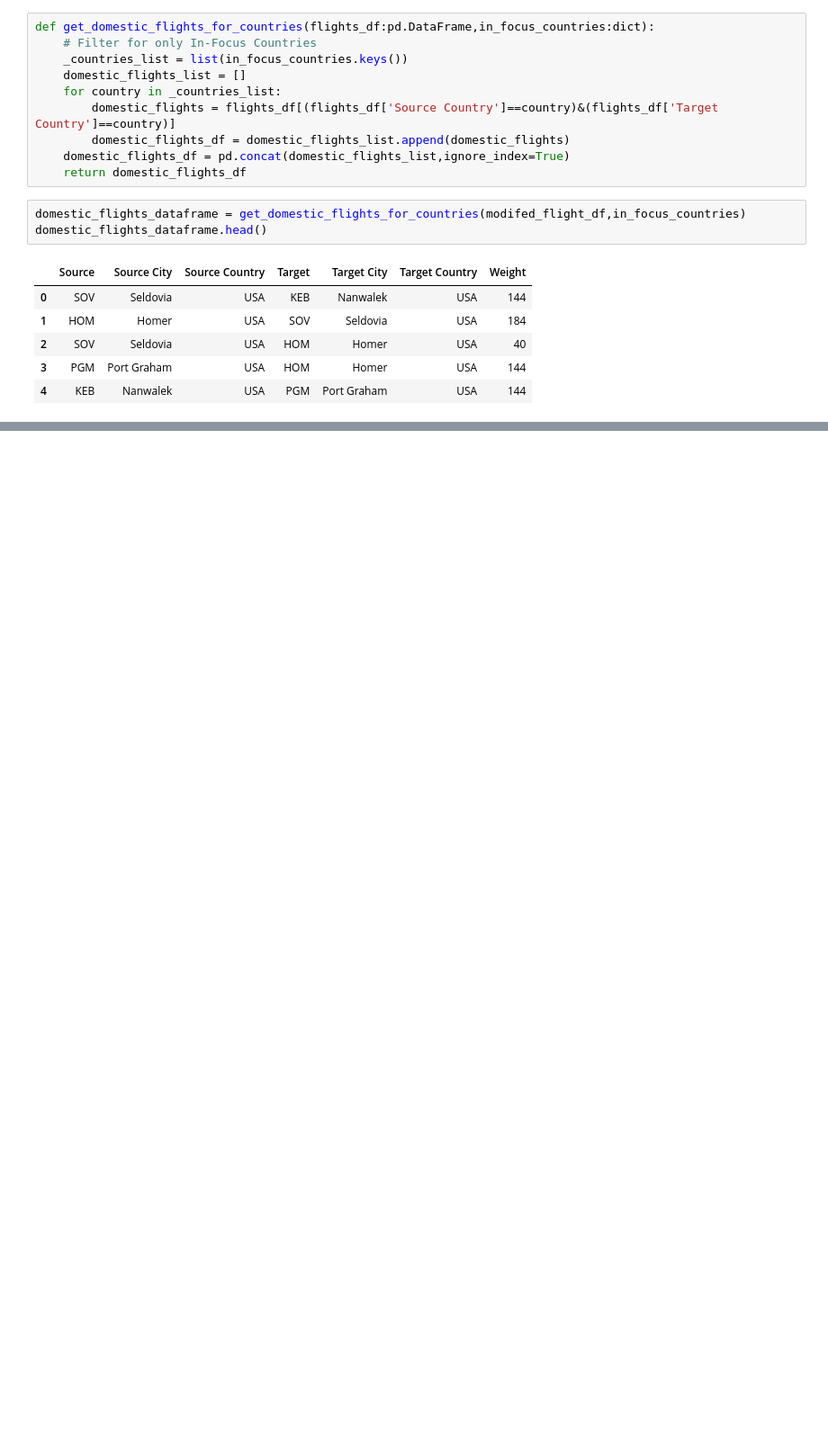
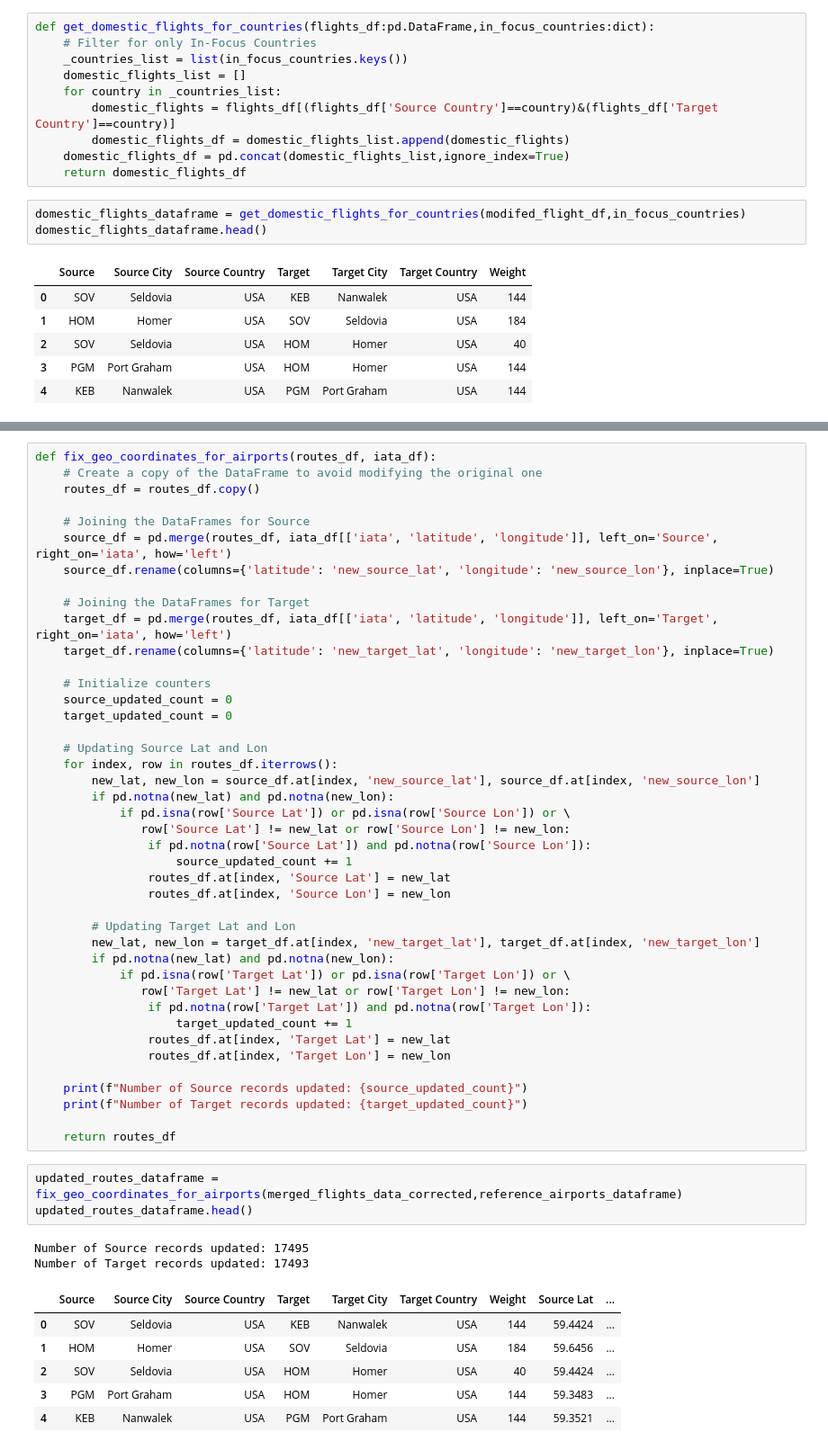
Before and after one commit to juliangdz/Multi-Scale-Network-Analysis-of-Flight-Data, a Jupyter notebook: analysis.ipynb, the cells around one changed output, grey strips where cells are left out. Shown at 90% size. Saved outputs shown, nothing was run; the diff lists cells and outputs as text; blank space fills up the shorter version.

```diff
--- a/analysis.ipynb
+++ b/analysis.ipynb
@@ -85,0 +233,54 @@ domestic_flights_dataframe.head()
+# %%
+def fix_geo_coordinates_for_airports(routes_df, iata_df):
+    # Create a copy of the DataFrame to avoid modifying the original one
+    routes_df = routes_df.copy()
+
+    # Joining the DataFrames for Source
+    source_df = pd.merge(routes_df, iata_df[['iata', 'latitude', 'longitude']], left_on='Source', right_on='iata', how='left')
+    source_df.rename(columns={'latitude': 'new_source_lat', 'longitude': 'new_source_lon'}, inplace=True)
+
+    # Joining the DataFrames for Target
+    target_df = pd.merge(routes_df, iata_df[['iata', 'latitude', 'longitude']], left_on='Target', right_on='iata', how='left')
+    target_df.rename(columns={'latitude': 'new_target_lat', 'longitude': 'new_target_lon'}, inplace=True)
+
+    # Initialize counters
+    source_updated_count = 0
+    target_updated_count = 0
+
+    # Updating Source Lat and Lon
+    for index, row in routes_df.iterrows():
+        new_lat, new_lon = source_df.at[index, 'new_source_lat'], source_df.at[index, 'new_source_lon']
+        if pd.notna(new_lat) and pd.notna(new_lon):
+            if pd.isna(row['Source Lat']) or pd.isna(row['Source Lon']) or \
+               row['Source Lat'] != new_lat or row['Source Lon'] != new_lon:
+                if pd.notna(row['Source Lat']) and pd.notna(row['Source Lon']):
+                    source_updated_count += 1
+                routes_df.at[index, 'Source Lat'] = new_lat
+                routes_df.at[index, 'Source Lon'] = new_lon
+
+        # Updating Target Lat and Lon
+        new_lat, new_lon = target_df.at[index, 'new_target_lat'], target_df.at[index, 'new_target_lon']
+        if pd.notna(new_lat) and pd.notna(new_lon):
+            if pd.isna(row['Target Lat']) or pd.isna(row['Target Lon']) or \
+               row['Target Lat'] != new_lat or row['Target Lon'] != new_lon:
+                if pd.notna(row['Target Lat']) and pd.notna(row['Target Lon']):
+                    target_updated_count += 1
+                routes_df.at[index, 'Target Lat'] = new_lat
+                routes_df.at[index, 'Target Lon'] = new_lon
+
+    print(f"Number of Source records updated: {source_updated_count}")
+    print(f"Number of Target records updated: {target_updated_count}")
+
+    return routes_df
+# %%
+updated_routes_dataframe = fix_geo_coordinates_for_airports(merged_flights_data_corrected,reference_airports_dataframe)
+updated_routes_dataframe.head()
+# %% [output]
+Number of Source records updated: 17495
+Number of Target records updated: 17493
+|  | Source | Source City | Source Country | Target | Target City | Target Country | Weight | Source Lat | ... |
+| 0 | SOV | Seldovia | USA | KEB | Nanwalek | USA | 144 | 59.4424 | ... |
+| 1 | HOM | Homer | USA | SOV | Seldovia | USA | 184 | 59.6456 | ... |
+| 2 | SOV | Seldovia | USA | HOM | Homer | USA | 40 | 59.4424 | ... |
+| 3 | PGM | Port Graham | USA | HOM | Homer | USA | 144 | 59.3483 | ... |
+| 4 | KEB | Nanwalek | USA | PGM | Port Graham | USA | 144 | 59.3521 | ... |
```
Also changed, not shown: parts of 49 cells of this notebook, 7 other files.
